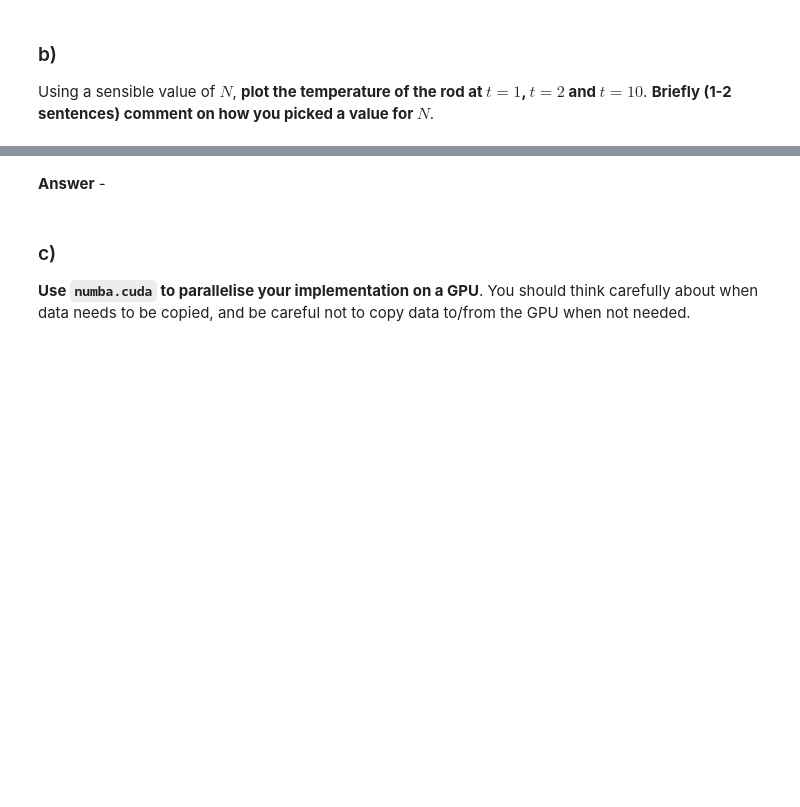
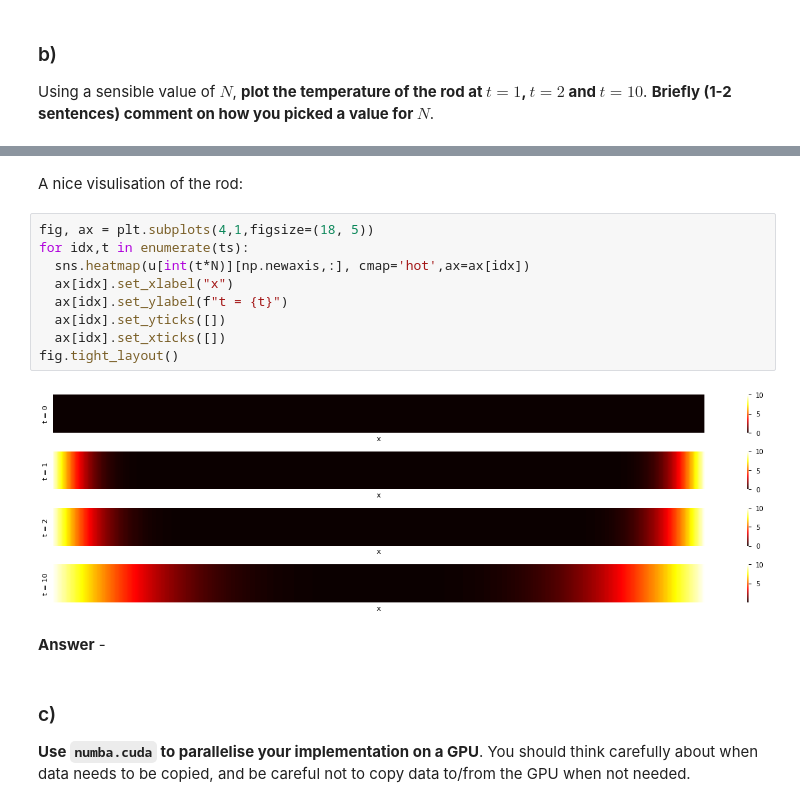
Before and after one commit to jhenderson0/HPC, a Jupyter notebook: Task 2/JH_task2.ipynb, the cells around one changed output, grey strips where cells are left out. Saved outputs shown, nothing was run; the diff lists cells and outputs as text; blank space fills up the shorter version.

```diff
--- a/Task 2/JH_task2.ipynb
+++ b/Task 2/JH_task2.ipynb
@@ -453,3 +461,16 @@ ax.legend();
+# %% [markdown]
+A nice visulisation of the rod:
+# %%
+fig, ax = plt.subplots(4,1,figsize=(18, 5))
+for idx,t in enumerate(ts):
+  sns.heatmap(u[int(t*N)][np.newaxis,:], cmap='hot',ax=ax[idx])
+  ax[idx].set_xlabel("x")
+  ax[idx].set_ylabel(f"t = {t}")
+  ax[idx].set_yticks([])
+  ax[idx].set_xticks([])
+fig.tight_layout()
+# %% [output]
+[figure, added]
 # %% [markdown]
 **Answer** -
 # %% [markdown]
```
Also changed, not shown: parts of 22 cells of this notebook.
